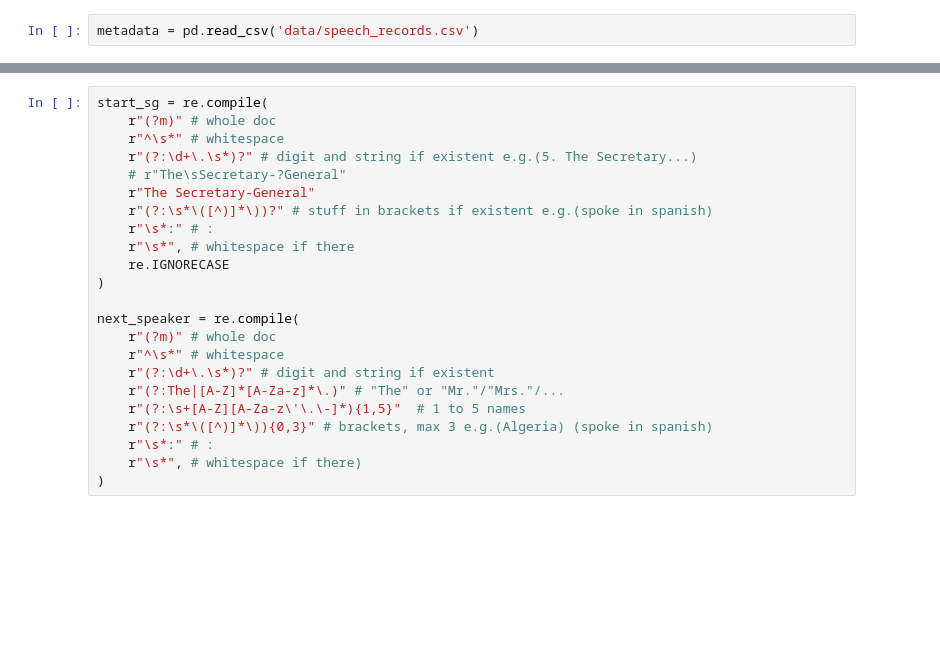
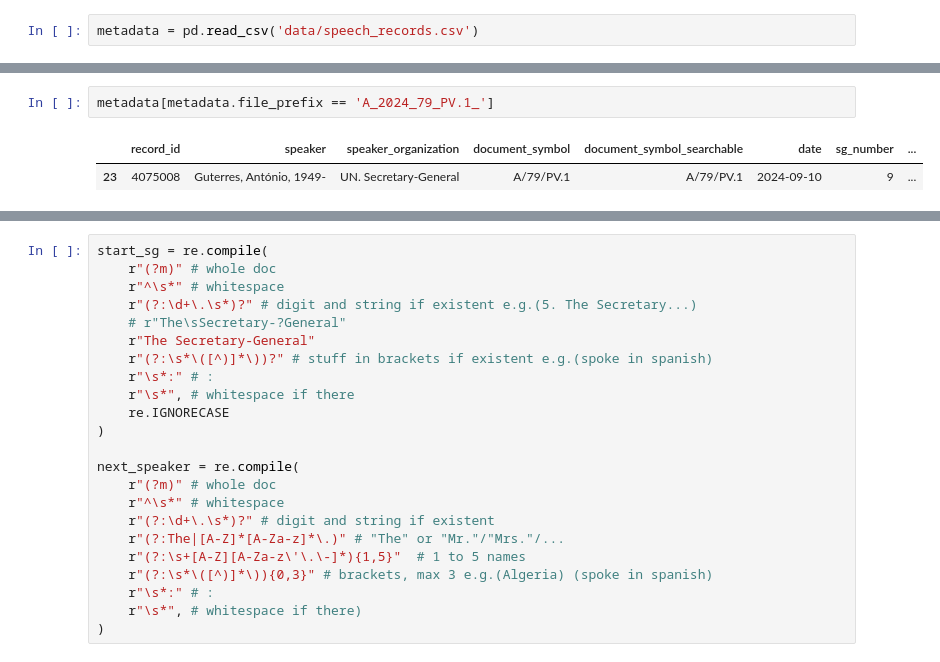
Before and after one commit to JakobOnTheShore/PDS_UNSG_text_corpus, a Jupyter notebook: 03_pdf_to_txt_text_based.ipynb, the cells around one changed output, grey strips where cells are left out. Cells and saved outputs as stored; diff of their text form; blank space fills up the shorter version.

```diff
--- a/03_pdf_to_txt_text_based.ipynb
+++ b/03_pdf_to_txt_text_based.ipynb
@@ -22,0 +34,5 @@ metadata.head(1)
+# %%
+metadata[metadata.file_prefix == 'A_2024_79_PV.1_']
+# %% [output]
+|  | record_id | speaker | speaker_organization | document_symbol | document_symbol_searchable | date | sg_number | ... |
+| 23 | 4075008 | Guterres, António, 1949- | UN. Secretary-General | A/79/PV.1 | A/79/PV.1 | 2024-09-10 | 9 | ... |
```
Also changed, not shown: parts of 30 cells of this notebook, 2 other files.
